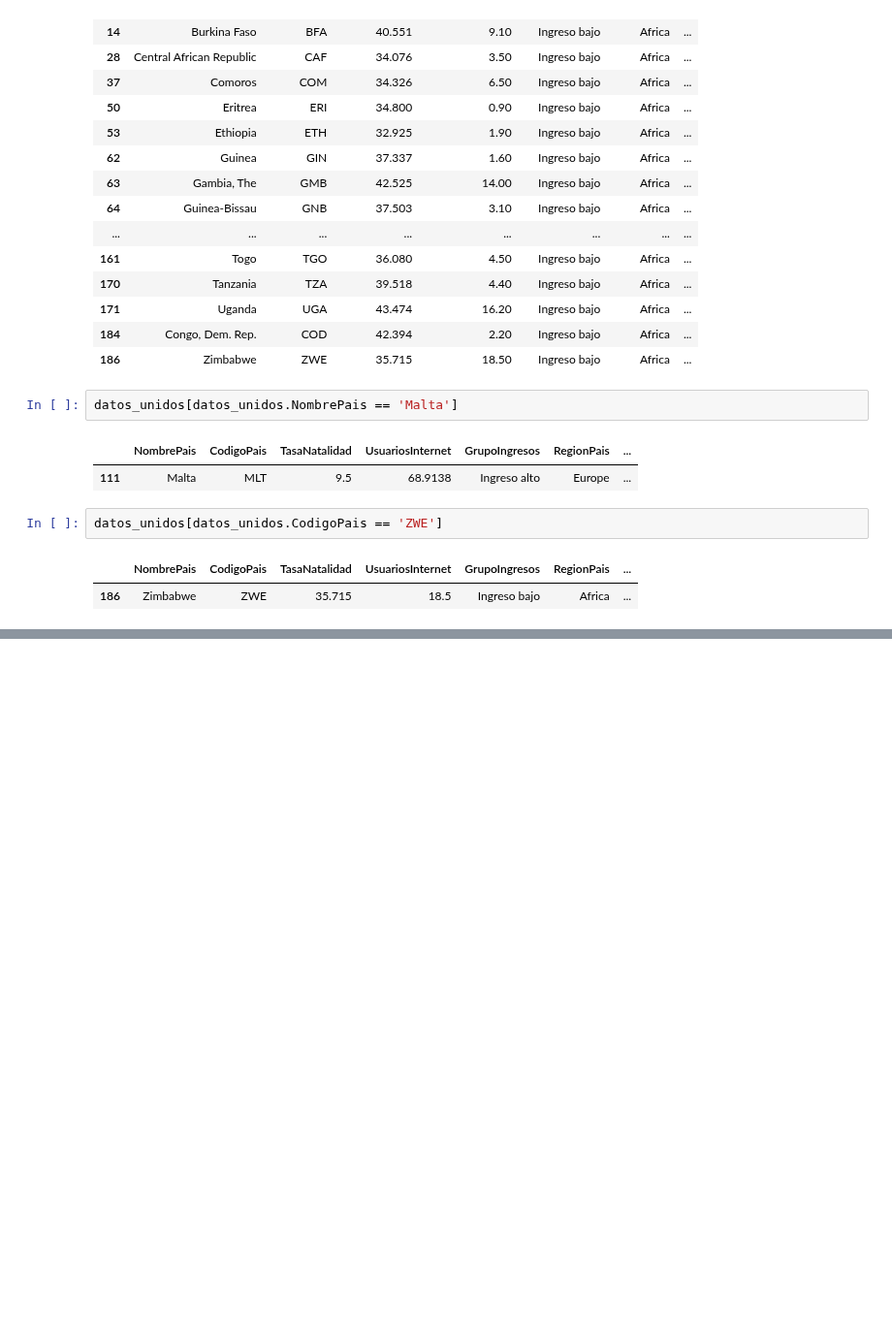
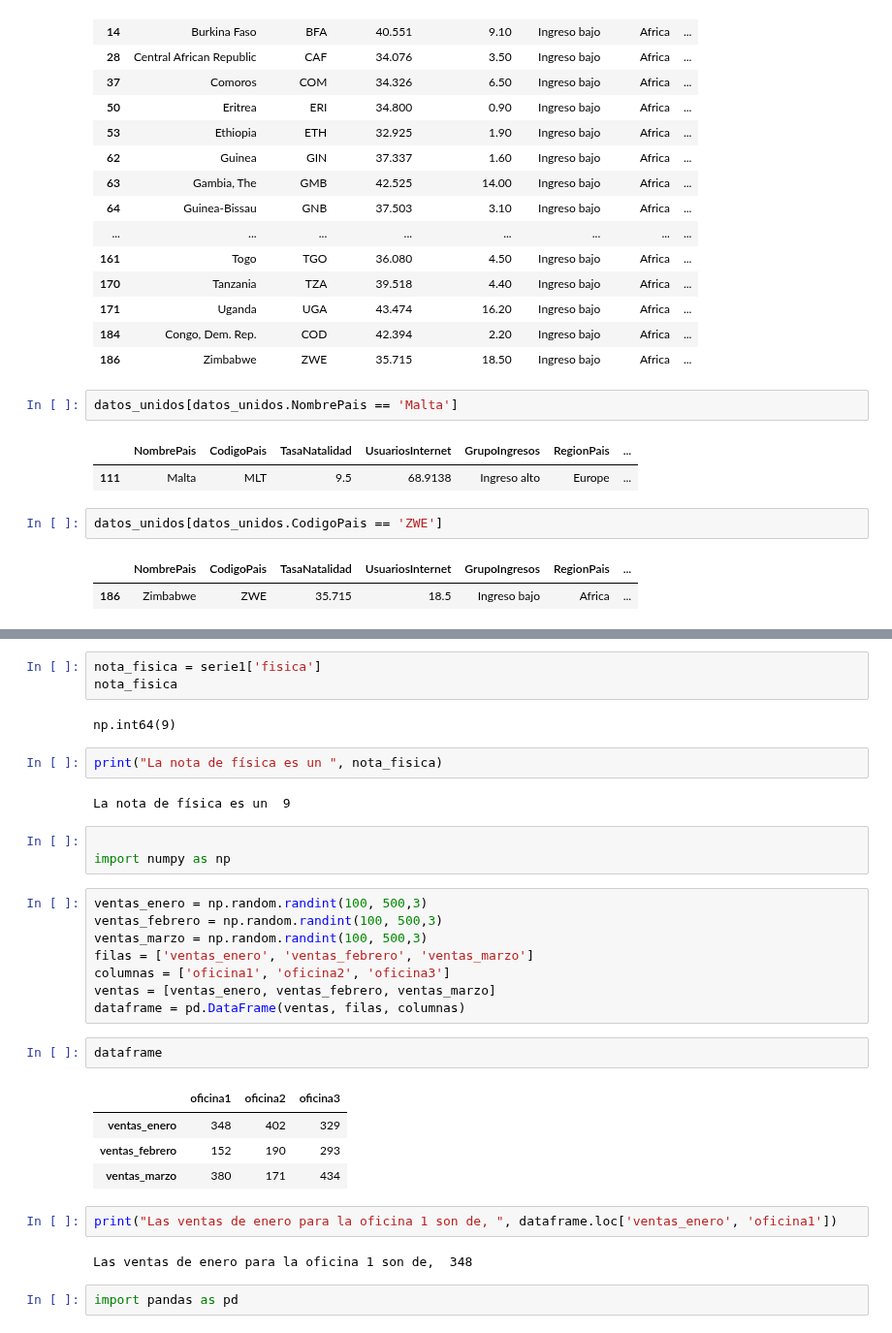
Before and after one commit to Marru73/Ejercicios-Python, a Jupyter notebook: CERTIFICADO IBM/Pruebas_Ibm.ipynb, the cells around one changed output, grey strips where cells are left out. Shown at 97% size. Saved outputs shown, nothing was run; the diff lists cells and outputs as text; blank space fills up the shorter version.

```diff
--- a/CERTIFICADO IBM/Pruebas_Ibm.ipynb
+++ b/CERTIFICADO IBM/Pruebas_Ibm.ipynb
@@ -192,0 +286,33 @@ datos_unidos[datos_unidos.CodigoPais == 'ZWE']
+# %%
+nota_fisica = serie1['fisica']
+nota_fisica
+# %% [output]
+np.int64(9)
+# %%
+print("La nota de física es un ", nota_fisica)
+# %% [output]
+La nota de física es un  9
+# %%
+
+import numpy as np
+# %%
+ventas_enero = np.random.randint(100, 500,3)
+ventas_febrero = np.random.randint(100, 500,3)
+ventas_marzo = np.random.randint(100, 500,3)
+filas = ['ventas_enero', 'ventas_febrero', 'ventas_marzo']
+columnas = ['oficina1', 'oficina2', 'oficina3']
+ventas = [ventas_enero, ventas_febrero, ventas_marzo]
+dataframe = pd.DataFrame(ventas, filas, columnas)
+# %%
+dataframe
+# %% [output]
+|  | oficina1 | oficina2 | oficina3 |
+| ventas_enero | 348 | 402 | 329 |
+| ventas_febrero | 152 | 190 | 293 |
+| ventas_marzo | 380 | 171 | 434 |
+# %%
+print("Las ventas de enero para la oficina 1 son de, ", dataframe.loc['ventas_enero', 'oficina1'])
+# %% [output]
+Las ventas de enero para la oficina 1 son de,  348
+# %%
+import pandas as pd
```
Also changed, not shown: parts of 23 cells of this notebook, 1 other file.
